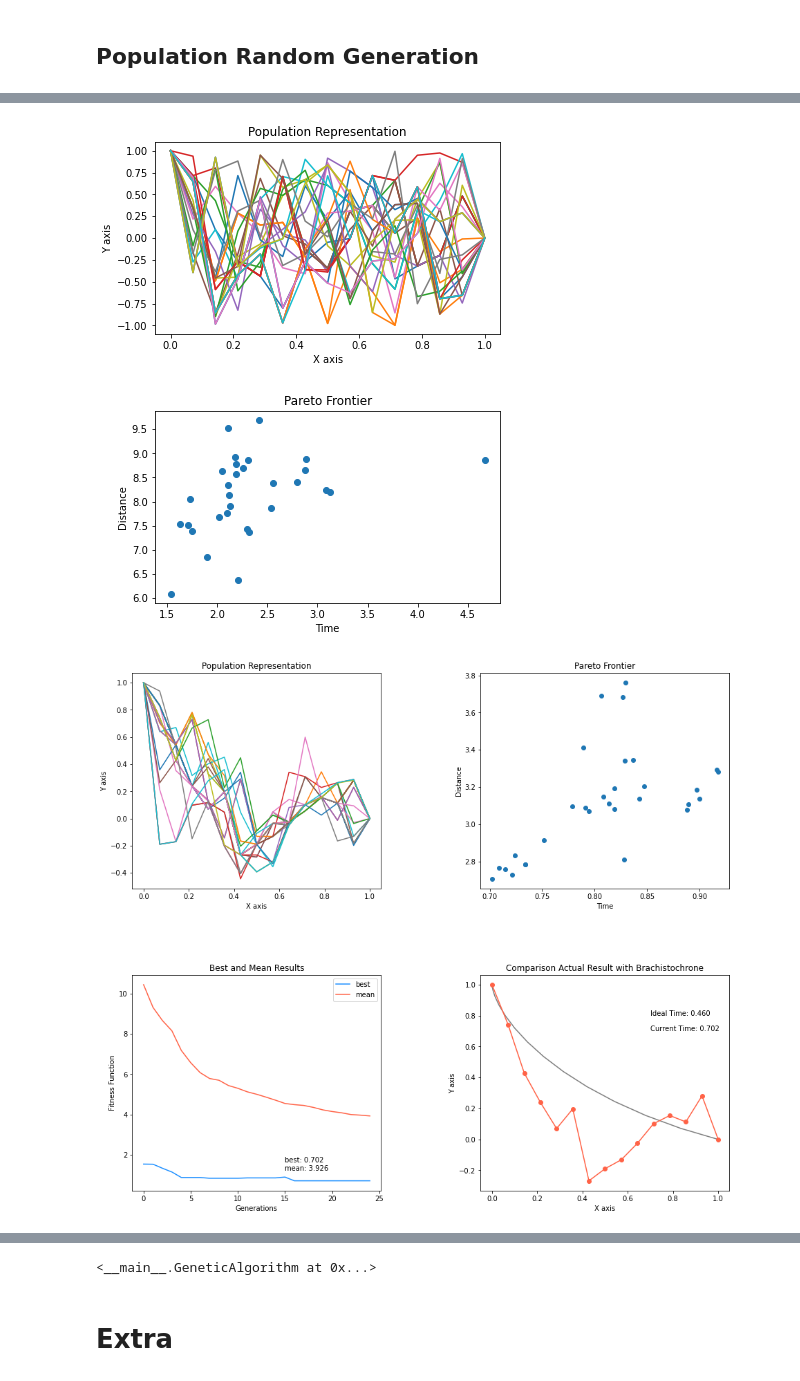
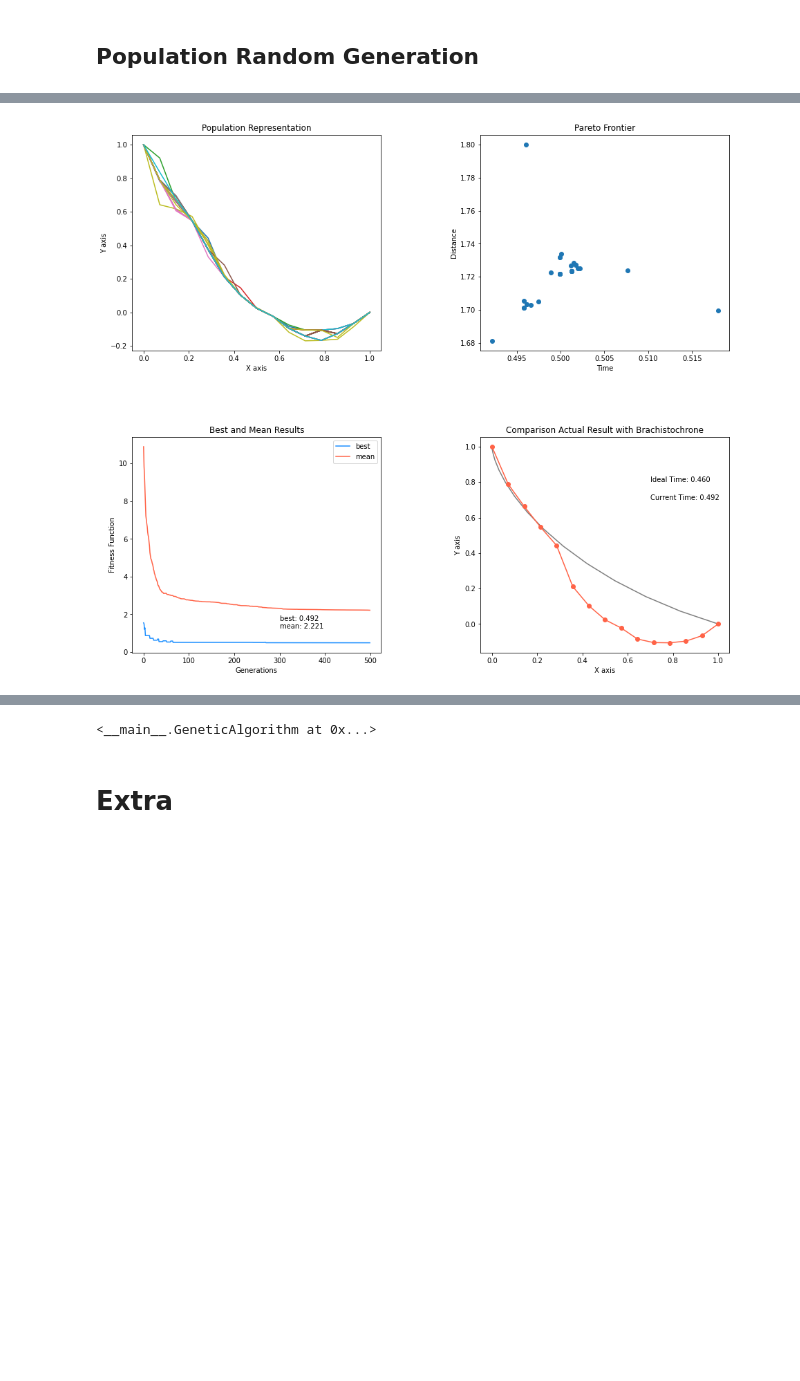
Before and after one commit to MarshaGomez/F5-MOEA-Variations, a Jupyter notebook: examples/Multi_Objective_Brachistochrone.ipynb, the cells around one changed output, grey strips where cells are left out. Cells and saved outputs as stored; diff of their text form; code cells hidden in the pictures; blank space fills up the shorter version.

```diff
--- a/examples/Multi_Objective_Brachistochrone.ipynb
+++ b/examples/Multi_Objective_Brachistochrone.ipynb
@@ -45,7 +45,7 @@ ga_selection_method = ["Tournament", "NSGA2"]
 ga_objectives = ["Time", "Distance"]
 ga_n_dimensions = 2
 ga_n_individuals = 30
-ga_n_generations = 25
+ga_n_generations = 500
 ga_n_points = 15
 
 # Percentage
@@ -71,8 +71,7 @@ ga_seed = 1
 ga_show_info = True # See Important Info
 ga_show_debug = False # See Specific info to help the visualization for develop
 ga_show_plot = True # See Description Prints
-ga_save_gif = True # Save gif image
-ga_max_frames = 100
+ga_max_frames = 20
 ga_parents = []
 ga_new_individuals = []
 
@@ -916,7 +924,6 @@ class GeneticAlgorithm():
                ps=ga_ps,
                pc=ga_pc,
                pm=ga_pm,
-               save_gif=True,
                show_plot=False,
                show_info=False,
                show_debug=False):
@@ -931,9 +938,8 @@ class GeneticAlgorithm():
     self.ps = ps
     self.pc = pc
     self.pm = pm
-    self.save_gif = save_gif,
-    self.show_plot = show_plot,
-    self.show_info = show_info,
+    self.show_plot = show_plot
+    self.show_info = show_info
     self.show_debug = show_debug
     self.max_frames = max_frames
 
@@ -953,8 +959,12 @@ class GeneticAlgorithm():
     initConfig(folder=self.misc_runs_dir, set_global=False)
 
     # Divide Images on frames
-    interval = int(self.n_generations/self.max_frames)
-    interval_frames = [i*interval for i in range(self.max_frames)]
+    if self.n_generations <= self.max_frames:
+      interval = [i for i in range(self.n_generations)]
+      interval_frames = interval
+    else:
+      interval = int(self.n_generations/self.max_frames)
+      interval_frames = [i*interval for i in range(self.max_frames)]
 
 
     start = datetime.now()
@@ -998,12 +1008,13 @@ class GeneticAlgorithm():
             # Combine all the operations and display
             ## figure.canvas.draw()
             plt.savefig(f'{self.evolution_dir}/{i}.png')
+
             plt.show()
             print("\n\n")
 
 
     # Generations Finish
-    if self.show_plot:
+    if self.show_info:
       individual = self.population.list_individuals[0][0]
 
       # Initialise the subplot function using number of rows=2 and columns=2
@@ -1047,7 +1058,7 @@ class GeneticAlgorithm():
     print("Time Process: {}".format(end - start))
     print("\n-------------------------------------------\n")
 
-    if self.show_plot and self.save_gif:
+    if self.show_plot:
       print('\n-------------------------------------')
       print("Evolution Representation")
       print('-------------------------------------\n')
@@ -1075,8 +1086,7 @@ GeneticAlgorithm(population=population,
                  ps=ga_ps,
                  pc=ga_pc,
                  pm=ga_pm,
-                 save_gif=ga_save_gif,
-                 show_plot=ga_show_plot,
+                 show_plot=False,
                  show_info=ga_show_info,
                  show_debug=ga_show_debug)
 # %% [output]
@@ -1092,5 +1121,4 @@ Generation 0, Current Best Time = 1.534, Current Best Distance = 6.079, current
-[figure, old version]
+[figure, new version]
-[figure, removed]
 -------------------------------------
 Process Complete
 -------------------------------------
```
Also changed, not shown: parts of 3 cells of this notebook.
